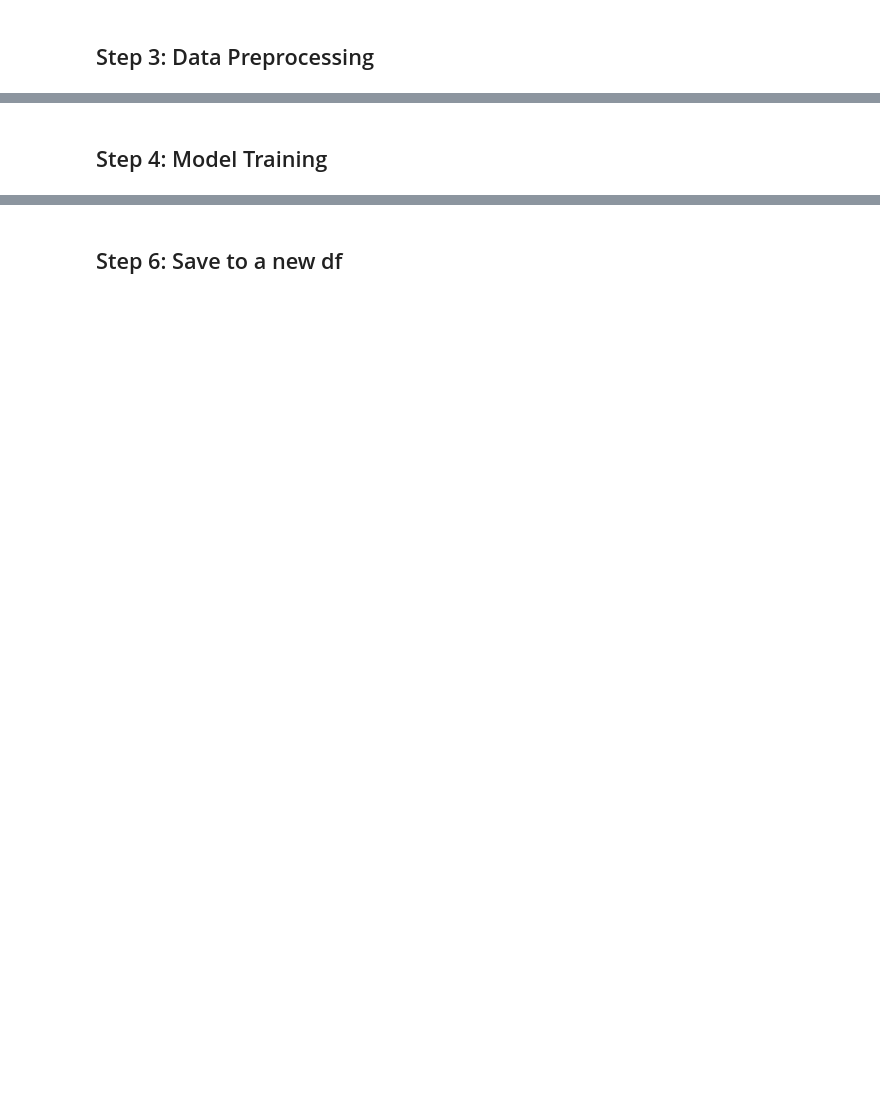
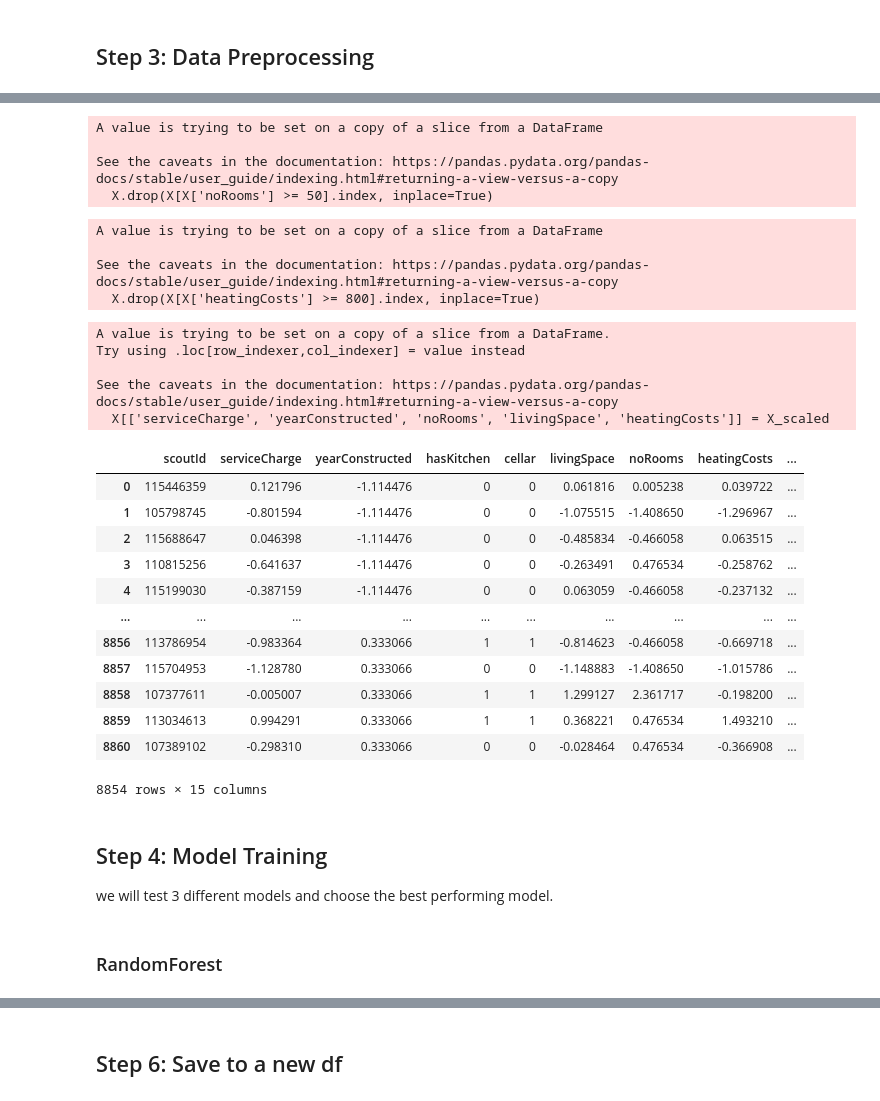
Before and after one commit to elissus/flatquest, a Jupyter notebook: notebooks/Draft_Model_Flatquest.ipynb, the cells around one changed output, grey strips where cells are left out. Saved outputs shown, nothing was run; the diff lists cells and outputs as text; code cells hidden in the pictures; blank space fills up the shorter version.

```diff
--- a/notebooks/Draft_Model_Flatquest.ipynb
+++ b/notebooks/Draft_Model_Flatquest.ipynb
@@ -108,0 +183,41 @@ array([[ 0.08907452,  0.31780666,  0.60082335,  1.08315353],
+# %%
+X.drop(X[X['noRooms'] >= 50].index, inplace=True)
+# %% [output]
+A value is trying to be set on a copy of a slice from a DataFrame
+
+See the caveats in the documentation: https://pandas.pydata.org/pandas-docs/stable/user_guide/indexing.html#returning-a-view-versus-a-copy
+  X.drop(X[X['noRooms'] >= 50].index, inplace=True)
+# %%
+X.drop(X[X['heatingCosts'] >= 800].index, inplace=True)
+# %% [output]
+A value is trying to be set on a copy of a slice from a DataFrame
+
+See the caveats in the documentation: https://pandas.pydata.org/pandas-docs/stable/user_guide/indexing.html#returning-a-view-versus-a-copy
+  X.drop(X[X['heatingCosts'] >= 800].index, inplace=True)
+# %%
+# Standardize feature variables
+scaler = StandardScaler()
+X_scaled = scaler.fit_transform(X[['serviceCharge', 'yearConstructed', 'noRooms', 'livingSpace', 'heatingCosts']])
+X[['serviceCharge', 'yearConstructed', 'noRooms', 'livingSpace', 'heatingCosts']] = X_scaled
+# %% [output]
+A value is trying to be set on a copy of a slice from a DataFrame.
+Try using .loc[row_indexer,col_indexer] = value instead
+
+See the caveats in the documentation: https://pandas.pydata.org/pandas-docs/stable/user_guide/indexing.html#returning-a-view-versus-a-copy
+  X[['serviceCharge', 'yearConstructed', 'noRooms', 'livingSpace', 'heatingCosts']] = X_scaled
+# %%
+X
+# %% [output]
+|  | scoutId | serviceCharge | yearConstructed | hasKitchen | cellar | livingSpace | noRooms | heatingCosts | ... |
+| 0 | 115446359 | 0.121796 | -1.114476 | 0 | 0 | 0.061816 | 0.005238 | 0.039722 | ... |
+| 1 | 105798745 | -0.801594 | -1.114476 | 0 | 0 | -1.075515 | -1.408650 | -1.296967 | ... |
+| 2 | 115688647 | 0.046398 | -1.114476 | 0 | 0 | -0.485834 | -0.466058 | 0.063515 | ... |
+| 3 | 110815256 | -0.641637 | -1.114476 | 0 | 0 | -0.263491 | 0.476534 | -0.258762 | ... |
+| 4 | 115199030 | -0.387159 | -1.114476 | 0 | 0 | 0.063059 | -0.466058 | -0.237132 | ... |
+| ... | ... | ... | ... | ... | ... | ... | ... | ... | ... |
+| 8856 | 113786954 | -0.983364 | 0.333066 | 1 | 1 | -0.814623 | -0.466058 | -0.669718 | ... |
+| 8857 | 115704953 | -1.128780 | 0.333066 | 0 | 0 | -1.148883 | -1.408650 | -1.015786 | ... |
+| 8858 | 107377611 | -0.005007 | 0.333066 | 1 | 1 | 1.299127 | 2.361717 | -0.198200 | ... |
+| 8859 | 113034613 | 0.994291 | 0.333066 | 1 | 1 | 0.368221 | 0.476534 | 1.493210 | ... |
+| 8860 | 107389102 | -0.298310 | 0.333066 | 0 | 0 | -0.028464 | 0.476534 | -0.366908 | ... |
+8854 rows × 15 columns
@@ -109,5 +230,8 @@ array([[ 0.08907452,  0.31780666,  0.60082335,  1.08315353],
 # %% [markdown]
 ## Step 4: Model Training
+we will test 3 different models and choose the best performing model.
+# %% [markdown]
+### RandomForest
 # %%
 # Initiate Random Forest classifier
 model = RandomForestClassifier(random_state=42)
```
Also changed, not shown: parts of 44 cells of this notebook, 1 other file.
